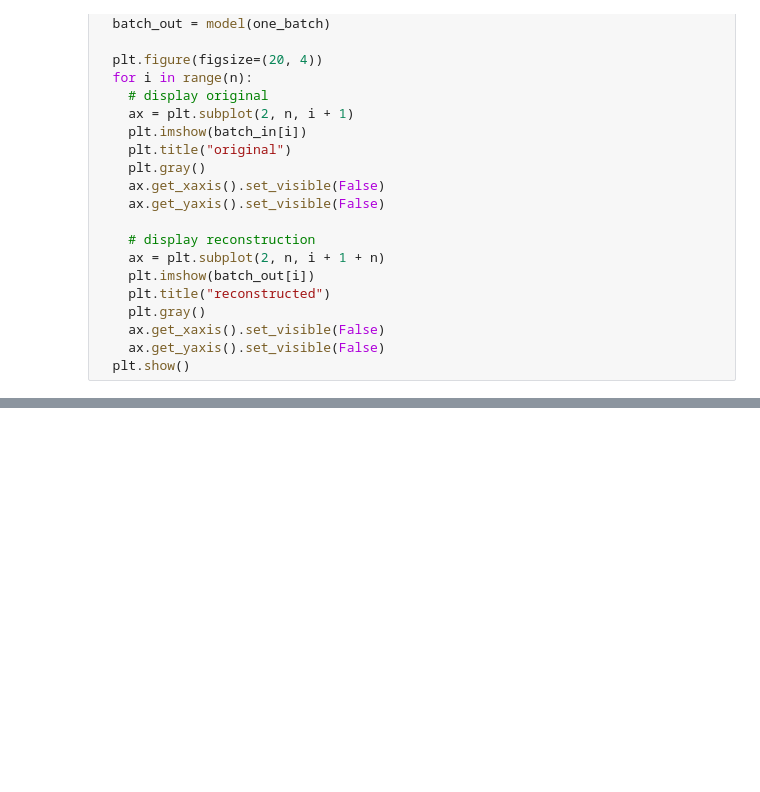
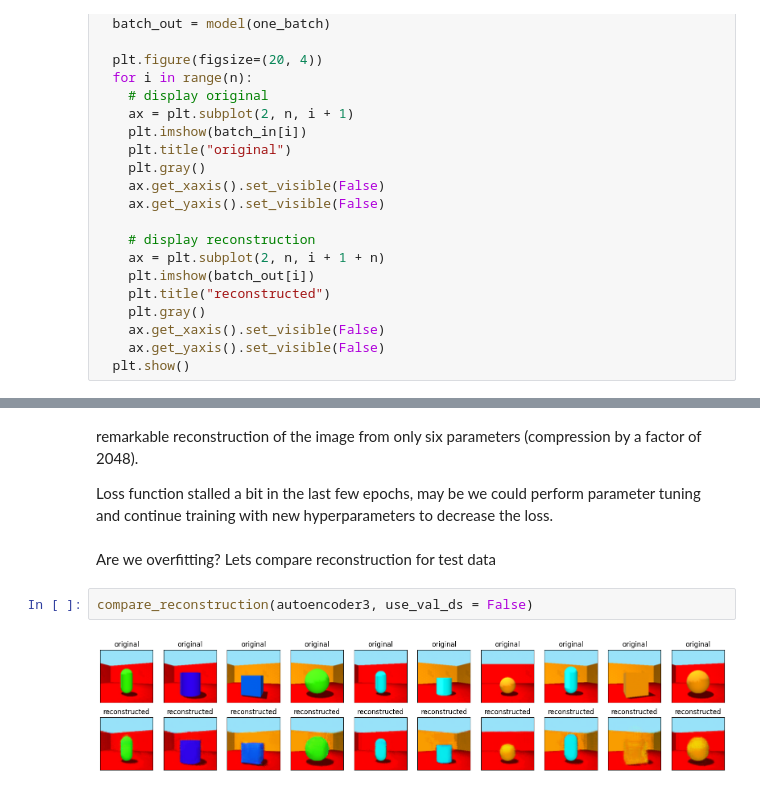
Before and after one commit to SergeiDBykov/ai-side-projects, a Jupyter notebook: 3dshapes_autoencoder/autoencoder.ipynb, the cells around one changed output, grey strips where cells are left out. Cells and saved outputs as stored; diff of their text form; blank space fills up the shorter version.

```diff
--- a/3dshapes_autoencoder/autoencoder.ipynb
+++ b/3dshapes_autoencoder/autoencoder.ipynb
@@ -260,0 +339,10 @@ compare_reconstruction(autoencoder2)
+# %% [markdown]
+remarkable reconstruction of the image from only six parameters (compression by a factor of 2048).
+
+Loss function stalled a bit in the last few epochs, may be we could perform parameter tuning and continue training with new hyperparameters to decrease the loss.
+# %% [markdown]
+Are we overfitting? Lets compare reconstruction for test data
+# %%
+compare_reconstruction(autoencoder3, use_val_ds = False)
+# %% [output]
+[figure, added]
```
Also changed, not shown: parts of 37 cells of this notebook.
